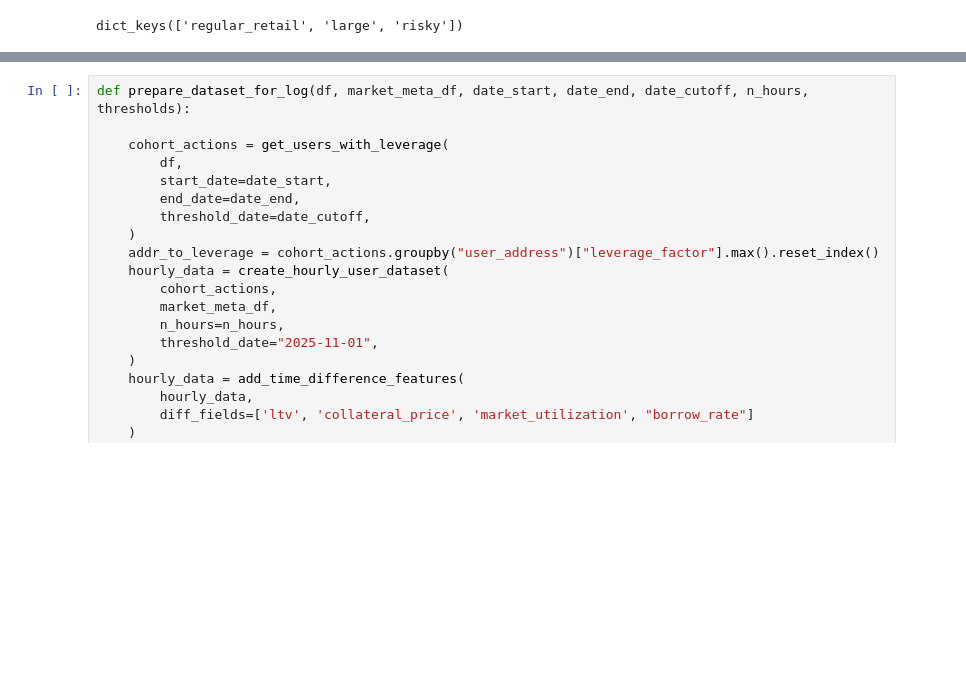
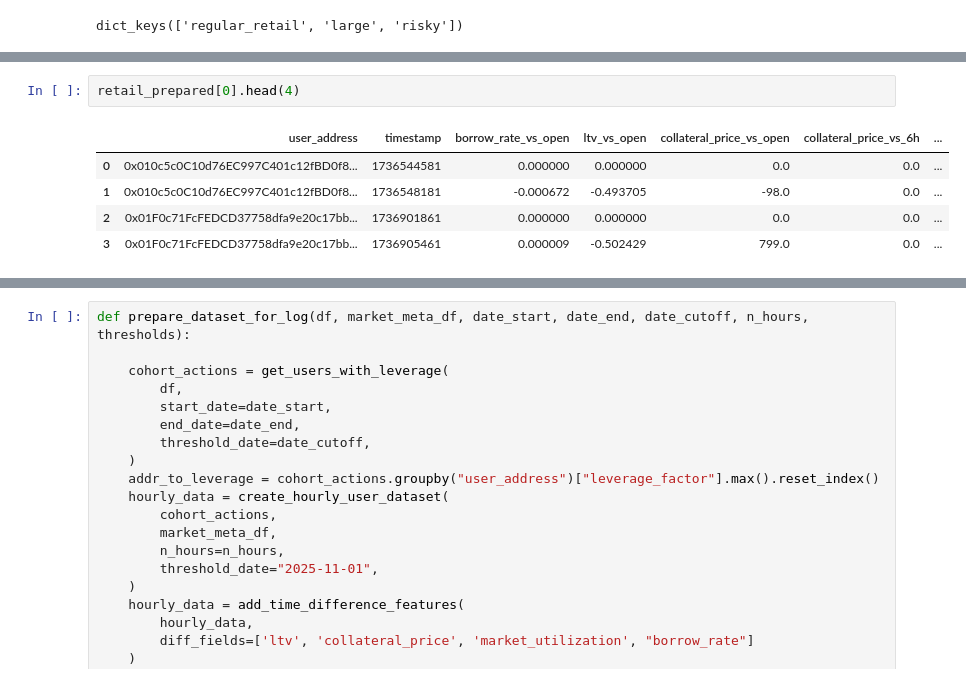
Before and after one commit to egortrussov/lending_protocols_researh, a Jupyter notebook: users_clusterization/leveraged_users.ipynb, the cells around one changed output, grey strips where cells are left out. Saved outputs shown, nothing was run; the diff lists cells and outputs as text; blank space fills up the shorter version.

```diff
--- a/users_clusterization/leveraged_users.ipynb
+++ b/users_clusterization/leveraged_users.ipynb
@@ -1141,6 +1134,14 @@ pd.DataFrame(results).drop(columns=[
     "p_const",
     "cohort_users",
 ]).to_csv(f"/Users/yegortrussov/Documents/ml/lending_protocols/experiments_logs/" + exp_name + ".csv", index=False)
+# %%
+retail_prepared[0].head(4)
+# %% [output]
+|  | user_address | timestamp | borrow_rate_vs_open | ltv_vs_open | collateral_price_vs_open | collateral_price_vs_6h | ... |
+| 0 | 0x010c5c0C10d76EC997C401c12fBD0f8... | 1736544581 | 0.000000 | 0.000000 | 0.0 | 0.0 | ... |
+| 1 | 0x010c5c0C10d76EC997C401c12fBD0f8... | 1736548181 | -0.000672 | -0.493705 | -98.0 | 0.0 | ... |
+| 2 | 0x01F0c71FcFEDCD37758dfa9e20c17bb... | 1736901861 | 0.000000 | 0.000000 | 0.0 | 0.0 | ... |
+| 3 | 0x01F0c71FcFEDCD37758dfa9e20c17bb... | 1736905461 | 0.000009 | -0.502429 | 799.0 | 0.0 | ... |
 # %%
 # pd.DataFrame(results).drop(columns=[
 #     "p_const",
```
Also changed, not shown: parts of 8 cells of this notebook, 7 other files.
